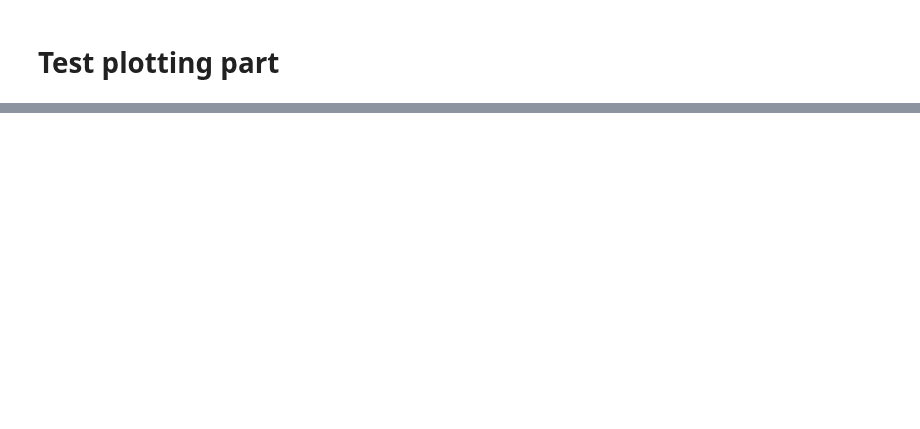
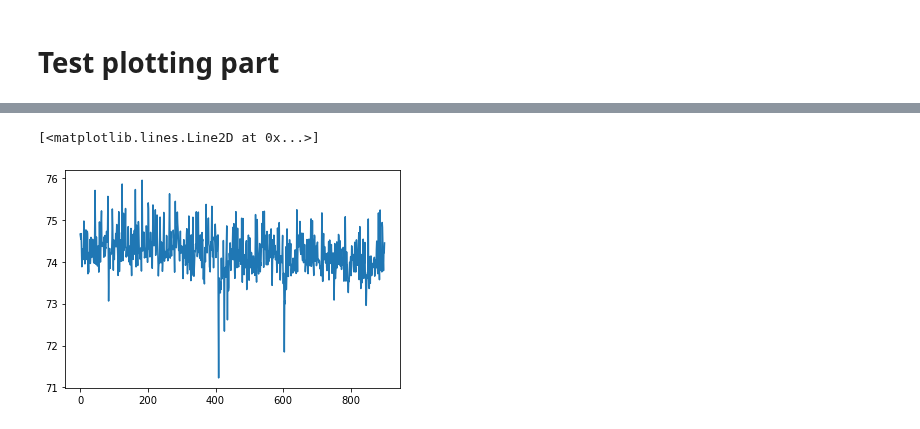
Before and after one commit to jonathanwider/isoEm, a Jupyter notebook: Test_crossprediction.ipynb, the cells around one changed output, grey strips where cells are left out. Saved outputs shown, nothing was run; the diff lists cells and outputs as text; code cells hidden in the pictures; blank space fills up the shorter version.

```diff
--- a/Test_crossprediction.ipynb
+++ b/Test_crossprediction.ipynb
@@ -506,3 +606,6 @@ plt.plot(np.mean(t,axis=(1,2,3)))
 # %%
-plt.plot(np.mean(p,axis=(1,2,3)))
+plt.plot(np.nanmean(p,axis=(1,2,3)))
+# %% [output]
+[<matplotlib.lines.Line2D at 0x...>]
+[figure, added]
 # %%
```
Also changed, not shown: parts of 28 cells of this notebook, 5 other files.
